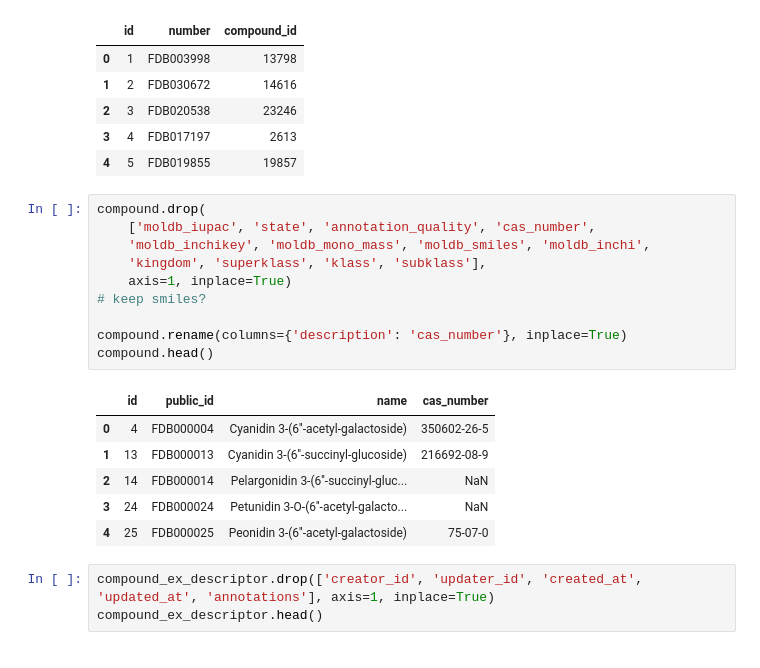
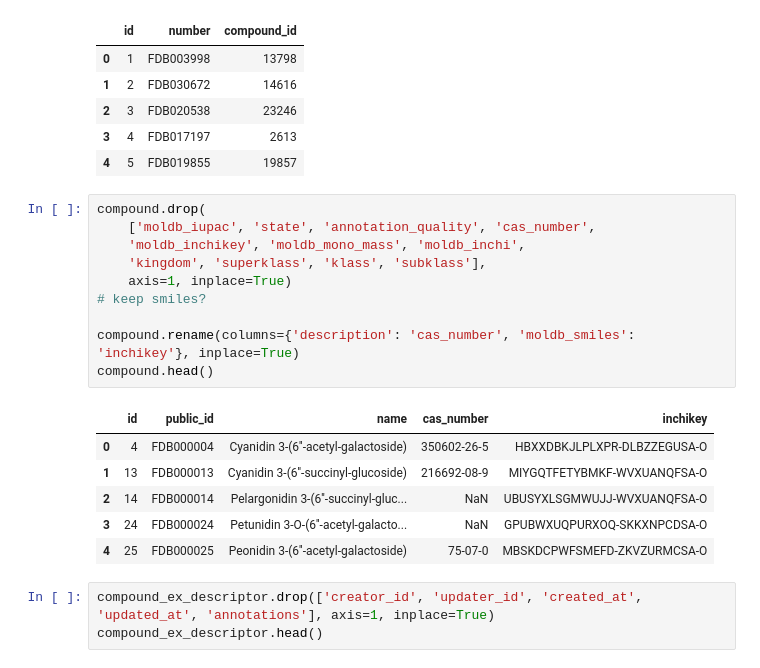
Before and after one commit to marketakrenkova/drug-interaction-prediction, a Jupyter notebook: foodb.ipynb, the cells around one changed output. Cells and saved outputs as stored; diff of their text form.

Commit message:
correct tables

```diff
--- a/foodb.ipynb
+++ b/foodb.ipynb
@@ -219,20 +219,20 @@ acc_num.head()
 # %%
 compound.drop(
     ['moldb_iupac', 'state', 'annotation_quality', 'cas_number',
-    'moldb_inchikey', 'moldb_mono_mass', 'moldb_smiles', 'moldb_inchi',
+    'moldb_inchikey', 'moldb_mono_mass', 'moldb_inchi',
     'kingdom', 'superklass', 'klass', 'subklass'],
     axis=1, inplace=True)
 # keep smiles?
 
-compound.rename(columns={'description': 'cas_number'}, inplace=True)
+compound.rename(columns={'description': 'cas_number', 'moldb_smiles': 'inchikey'}, inplace=True)
 compound.head()
 # %% [output]
-|  | id | public_id | name | cas_number |
-| 0 | 4 | FDB000004 | Cyanidin 3-(6''-acetyl-galactoside) | 350602-26-5 |
-| 1 | 13 | FDB000013 | Cyanidin 3-(6''-succinyl-glucoside) | 216692-08-9 |
-| 2 | 14 | FDB000014 | Pelargonidin 3-(6''-succinyl-gluc... | NaN |
-| 3 | 24 | FDB000024 | Petunidin 3-O-(6''-acetyl-galacto... | NaN |
-| 4 | 25 | FDB000025 | Peonidin 3-(6''-acetyl-galactoside) | 75-07-0 |
+|  | id | public_id | name | cas_number | inchikey |
+| 0 | 4 | FDB000004 | Cyanidin 3-(6''-acetyl-galactoside) | 350602-26-5 | HBXXDBKJLPLXPR-DLBZZEGUSA-O |
+| 1 | 13 | FDB000013 | Cyanidin 3-(6''-succinyl-glucoside) | 216692-08-9 | MIYGQTFETYBMKF-WVXUANQFSA-O |
+| 2 | 14 | FDB000014 | Pelargonidin 3-(6''-succinyl-gluc... | NaN | UBUSYXLSGMWUJJ-WVXUANQFSA-O |
+| 3 | 24 | FDB000024 | Petunidin 3-O-(6''-acetyl-galacto... | NaN | GPUBWXUQPURXOQ-SKKXNPCDSA-O |
+| 4 | 25 | FDB000025 | Peonidin 3-(6''-acetyl-galactoside) | 75-07-0 | MBSKDCPWFSMEFD-ZKVZURMCSA-O |
 # %%
 compound_ex_descriptor.drop(['creator_id', 'updater_id', 'created_at', 'updated_at', 'annotations'], axis=1, inplace=True)
 compound_ex_descriptor.head()
```
Also changed, not shown: 1 other file.
